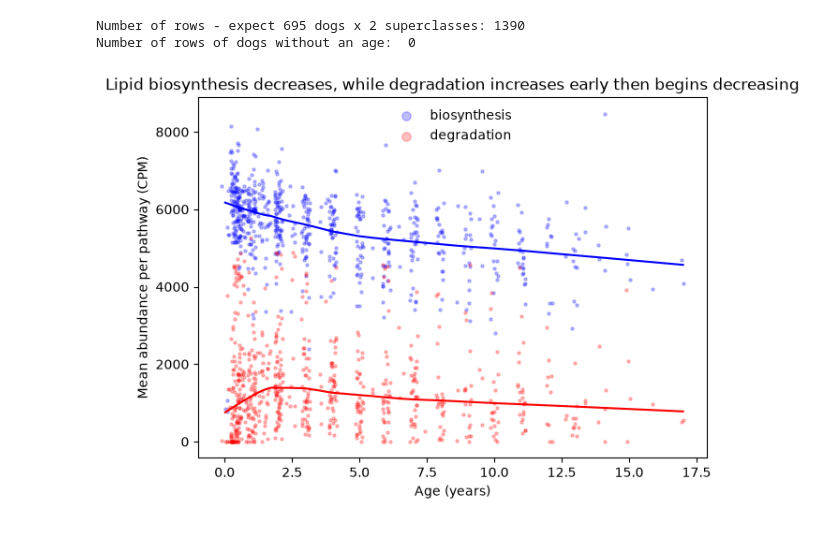
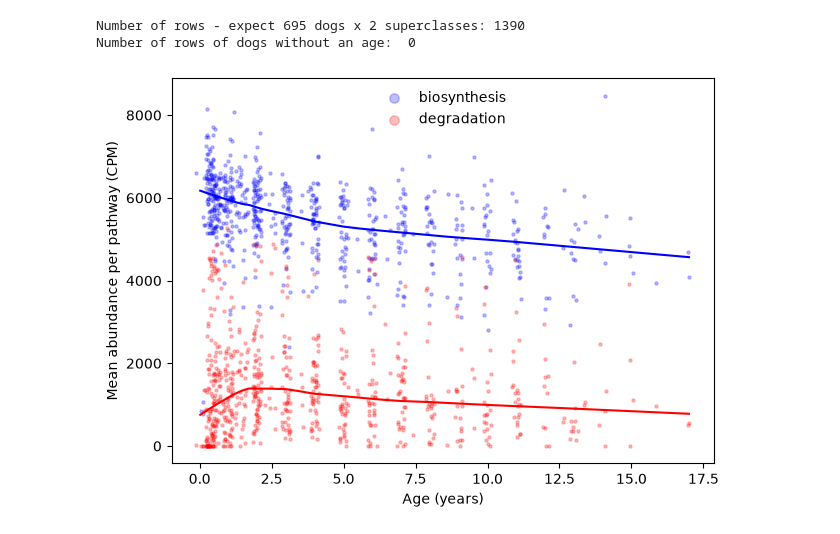
Before and after one commit to zyjiang17/Microbiome, a Jupyter notebook: humann_inputs/pathway_analysis.ipynb, the cells around one changed output. Drawn from its saved outputs; the diff is of its cells as text; code cells hidden in the pictures.

```diff
--- a/humann_inputs/pathway_analysis.ipynb
+++ b/humann_inputs/pathway_analysis.ipynb
@@ -634,32 +634,32 @@ ax.scatter(lipid_degradation_df["age_jittered"], lipid_degradation_df["cpm"], #
            s=5, # Point size
            color="red",
            label="degradation") # Label for legend
 
 # LOWESS : degradation
 lipid_degradation_lowess = lowess(lipid_degradation_df["cpm"], lipid_degradation_df["age"], # Y and then x
        frac=0.5, # Smoothness
        return_sorted=True) # Sort by age/x axis
 
 # Plot LOWESS: degradation
 lipid_deglowess_x_vals = lipid_degradation_lowess[:,0]
 lipid_deglowess_y_vals = lipid_degradation_lowess[:,1]
 ax.plot(
     lipid_deglowess_x_vals,
     lipid_deglowess_y_vals,
     color="red",
     linewidth=1.5
 )
 
 # Axis titles and legend
 ax.set_xlabel("Age (years)")
 ax.set_ylabel("Mean abundance per pathway (CPM)")
-ax.set_title("Lipid biosynthesis decreases, while degradation increases early then begins decreasing")
+# ax.set_title("Lipid biosynthesis decreases, while degradation increases early then begins decreasing")
 ax.legend(
     frameon=False,
     loc="best",
     markerscale=3 # Make the legend dots more legible
 )
 fig.savefig("figure1_humann_lipid_age.pdf", bbox_inches="tight")
 fig.savefig("figure1_humann_lipid_age.png", dpi=300, bbox_inches="tight")
 # %% [output]
-[figure, old version]
+[figure, new version]
```
Also changed, not shown: parts of 2 cells of this notebook.
